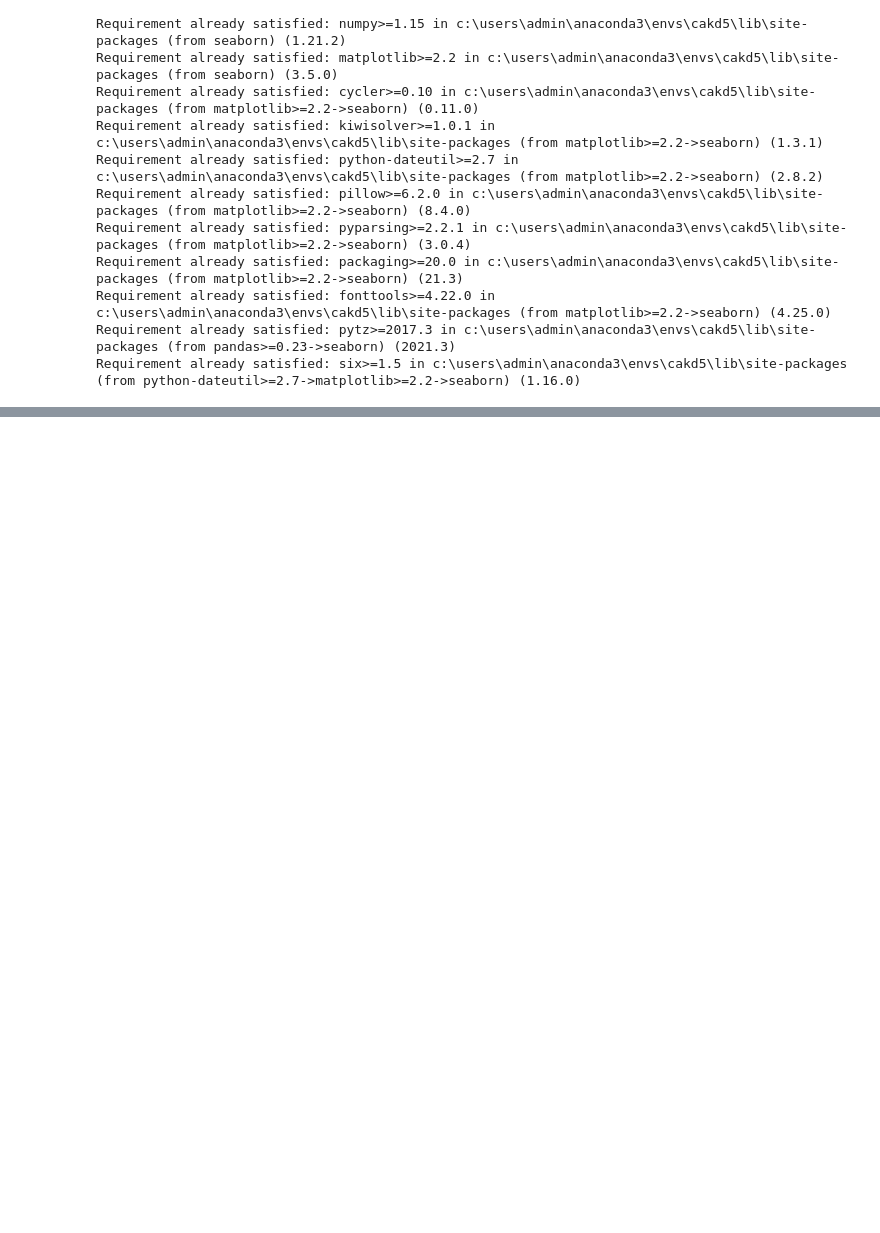
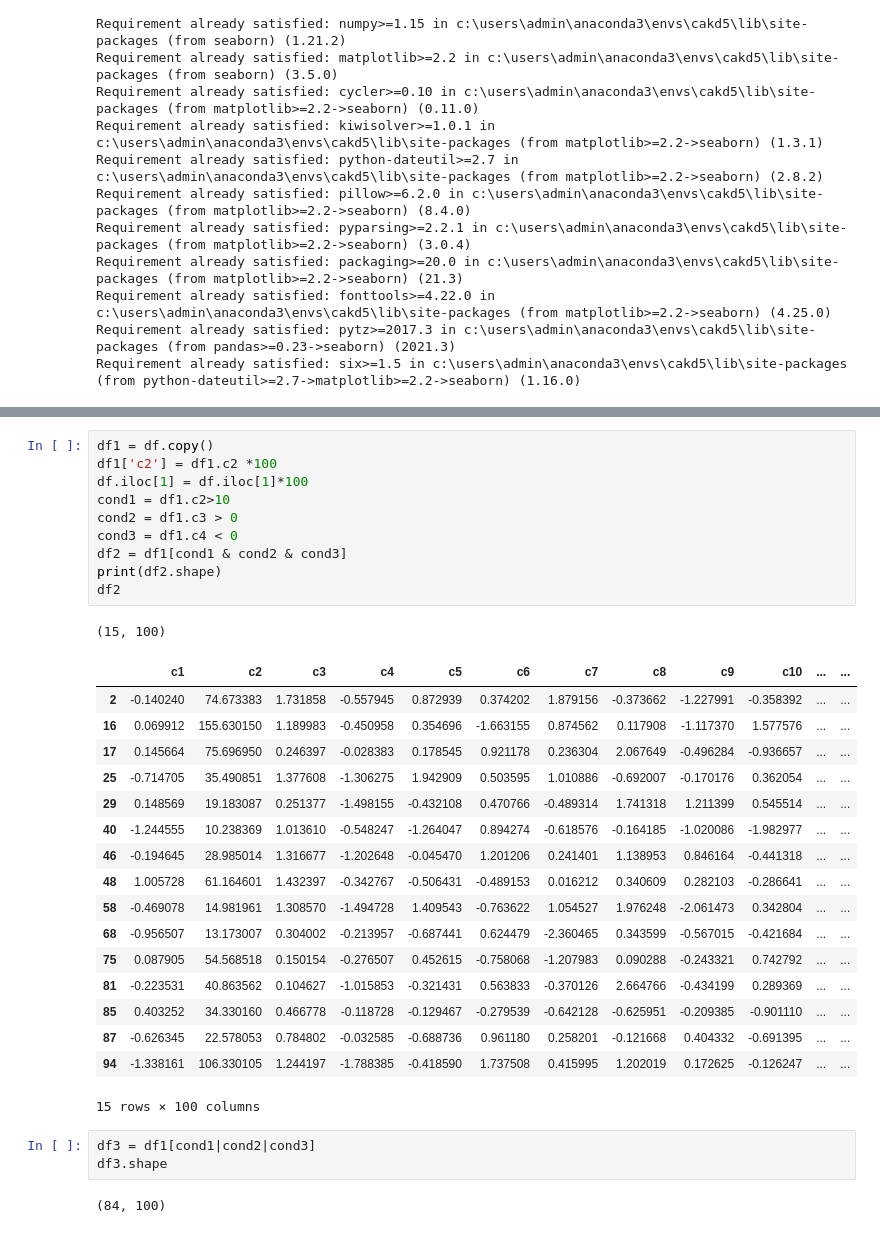
Before and after one commit to leedaedoo2/-cakd5, a Jupyter notebook: pandas_데이터처리.ipynb, the cells around one changed output, grey strips where cells are left out. Saved outputs shown, nothing was run; the diff lists cells and outputs as text; blank space fills up the shorter version.

```diff
--- a/pandas_데이터처리.ipynb
+++ b/pandas_데이터처리.ipynb
@@ -274,0 +384,34 @@ Requirement already satisfied: six>=1.5 in c:\users\admin\anaconda3\envs\cakd5\l
+# %%
+df1 = df.copy()
+df1['c2'] = df1.c2 *100
+df.iloc[1] = df.iloc[1]*100
+cond1 = df1.c2>10
+cond2 = df1.c3 > 0
+cond3 = df1.c4 < 0
+df2 = df1[cond1 & cond2 & cond3]
+print(df2.shape)
+df2
+# %% [output]
+(15, 100)
+|  | c1 | c2 | c3 | c4 | c5 | c6 | c7 | c8 | c9 | c10 | ... | ... |
+| 2 | -0.140240 | 74.673383 | 1.731858 | -0.557945 | 0.872939 | 0.374202 | 1.879156 | -0.373662 | -1.227991 | -0.358392 | ... | ... |
+| 16 | 0.069912 | 155.630150 | 1.189983 | -0.450958 | 0.354696 | -1.663155 | 0.874562 | 0.117908 | -1.117370 | 1.577576 | ... | ... |
+| 17 | 0.145664 | 75.696950 | 0.246397 | -0.028383 | 0.178545 | 0.921178 | 0.236304 | 2.067649 | -0.496284 | -0.936657 | ... | ... |
+| 25 | -0.714705 | 35.490851 | 1.377608 | -1.306275 | 1.942909 | 0.503595 | 1.010886 | -0.692007 | -0.170176 | 0.362054 | ... | ... |
+| 29 | 0.148569 | 19.183087 | 0.251377 | -1.498155 | -0.432108 | 0.470766 | -0.489314 | 1.741318 | 1.211399 | 0.545514 | ... | ... |
+| 40 | -1.244555 | 10.238369 | 1.013610 | -0.548247 | -1.264047 | 0.894274 | -0.618576 | -0.164185 | -1.020086 | -1.982977 | ... | ... |
+| 46 | -0.194645 | 28.985014 | 1.316677 | -1.202648 | -0.045470 | 1.201206 | 0.241401 | 1.138953 | 0.846164 | -0.441318 | ... | ... |
+| 48 | 1.005728 | 61.164601 | 1.432397 | -0.342767 | -0.506431 | -0.489153 | 0.016212 | 0.340609 | 0.282103 | -0.286641 | ... | ... |
+| 58 | -0.469078 | 14.981961 | 1.308570 | -1.494728 | 1.409543 | -0.763622 | 1.054527 | 1.976248 | -2.061473 | 0.342804 | ... | ... |
+| 68 | -0.956507 | 13.173007 | 0.304002 | -0.213957 | -0.687441 | 0.624479 | -2.360465 | 0.343599 | -0.567015 | -0.421684 | ... | ... |
+| 75 | 0.087905 | 54.568518 | 0.150154 | -0.276507 | 0.452615 | -0.758068 | -1.207983 | 0.090288 | -0.243321 | 0.742792 | ... | ... |
+| 81 | -0.223531 | 40.863562 | 0.104627 | -1.015853 | -0.321431 | 0.563833 | -0.370126 | 2.664766 | -0.434199 | 0.289369 | ... | ... |
+| 85 | 0.403252 | 34.330160 | 0.466778 | -0.118728 | -0.129467 | -0.279539 | -0.642128 | -0.625951 | -0.209385 | -0.901110 | ... | ... |
+| 87 | -0.626345 | 22.578053 | 0.784802 | -0.032585 | -0.688736 | 0.961180 | 0.258201 | -0.121668 | 0.404332 | -0.691395 | ... | ... |
+| 94 | -1.338161 | 106.330105 | 1.244197 | -1.788385 | -0.418590 | 1.737508 | 0.415995 | 1.202019 | 0.172625 | -0.126247 | ... | ... |
+15 rows × 100 columns
+# %%
+df3 = df1[cond1|cond2|cond3]
+df3.shape
+# %% [output]
+(84, 100)
```
Also changed, not shown: parts of 29 cells of this notebook.
